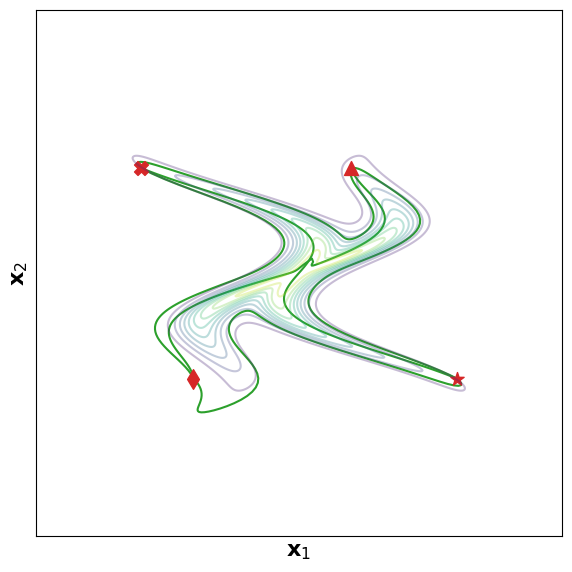
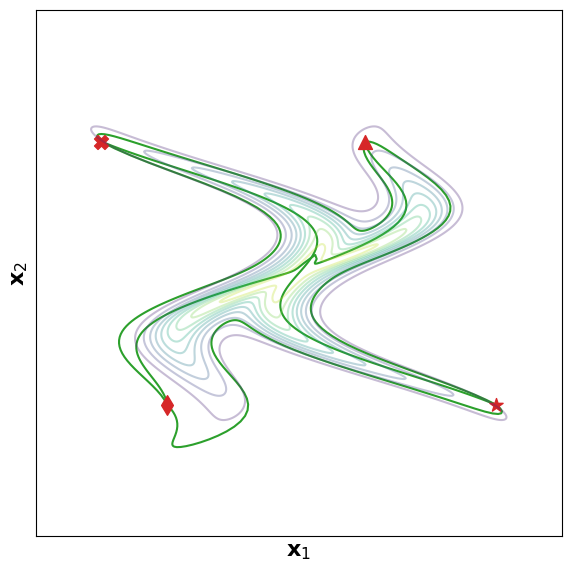
Code edit (unified diff) that turned the first committed figure into the second:
--- before
+++ after
@@ -15,6 +15,6 @@
 plt.xlabel(r'$\mathbf{x}_1$')
 plt.ylabel(r'$\mathbf{x}_2$')
-plt.xlim(-5, 5)
-plt.ylim(-5, 5)
+plt.xlim(-4, 4)
+plt.ylim(-4, 4)
 plt.xticks([])
 plt.yticks([])
@@ -35,6 +35,6 @@
 plt.xlabel(r'$\mathbf{x}_1$')
 plt.ylabel(r'$\mathbf{x}_2$')
-plt.xlim(-5, 5)
-plt.ylim(-5, 5)
+plt.xlim(-4, 4)
+plt.ylim(-4, 4)
 plt.xticks([])
 plt.yticks([])

Commit: minor changes